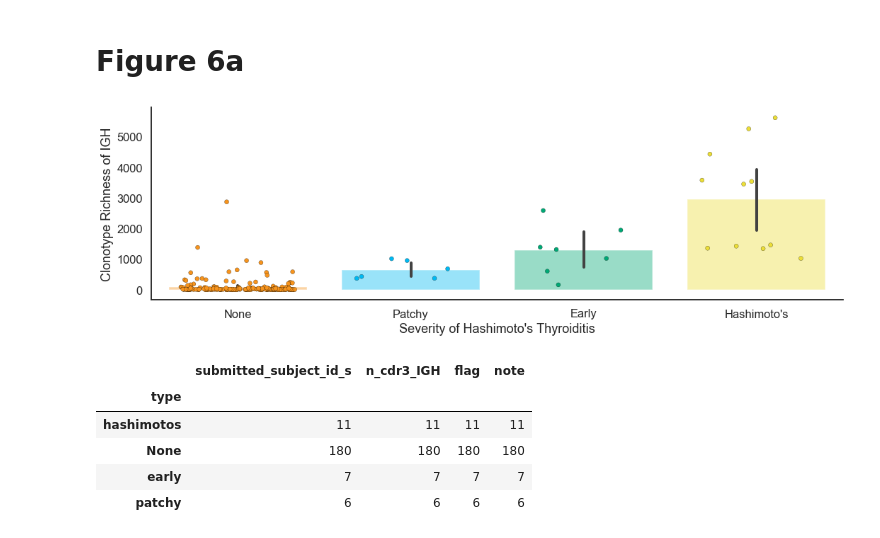
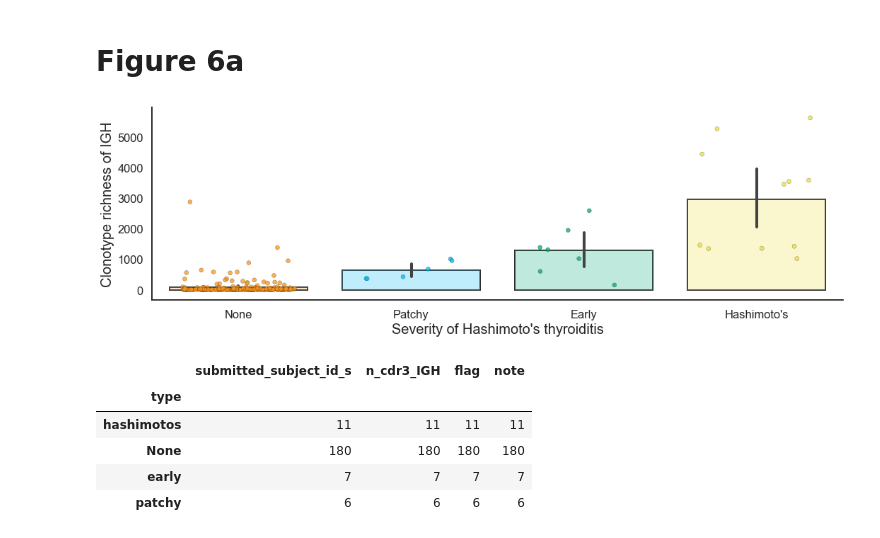
Before and after one commit to Mangul-Lab-USC/ImReP_publication_old, a Jupyter notebook: notebooks/Figure6.ipynb, the cells around one changed output. Cells and saved outputs as stored; diff of their text form; code cells hidden in the pictures.

Commit message:
Minor updates and added Figure S12

```diff
--- a/notebooks/Figure6.ipynb
+++ b/notebooks/Figure6.ipynb
@@ -24,21 +24,25 @@ df.head()
 # %%
 plt.figure(figsize=(17.5,5))
 sns.set_style("white")
 sns.set_context("talk")
-g=sns.barplot(x="type", y="n_cdr3_IGH", data = df, alpha=.4,#kind='bar',height=5,aspect=3.5,
+g=sns.barplot(x="type", y="n_cdr3_IGH", data = df, edgecolor='black', linewidth=2, color='white',
+              order=['None','patchy','early',' hashimotos'], saturation=1, estimator=np.mean, ci=None)
+sns.barplot(x="type", y="n_cdr3_IGH", data = df, alpha=.25,
               order=['None','patchy','early',' hashimotos'], saturation=1, estimator=np.mean, ci=95)
 sns.stripplot(x="type", y="n_cdr3_IGH", data = df, order=['None','patchy','early',' hashimotos'],
-              jitter=.33, size=6, edgecolor='black', linewidth=.25)
+              jitter=.33, size=6, edgecolor='black', linewidth=.25, alpha=.75)
 
-g.set(xlabel='Severity of Hashimoto\'s Thyroiditis', ylabel='Clonotype Richness of IGH')
+g.set(xlabel='Severity of Hashimoto\'s thyroiditis', ylabel='Clonotype richness of IGH')
 g.set_xticklabels(labels=['None', 'Patchy', 'Early', 'Hashimoto\'s'])
+g.xaxis.label.set_size(20)
+g.yaxis.label.set_size(20)
 #plt.legend(bbox_to_anchor=(1.05, 1), loc=2, borderaxespad=0.)
 #plt.ylim(-1, 1)
 g=sns.despine()
 plt.savefig("../figures/Figure6_a.pdf", bbox_inches='tight')
 plt.savefig("../figures/Figure6_a.png", bbox_inches='tight')
 # %% [output]
-[figure, old version]
+[figure, new version]
 # %%
 df.groupby(['type']).count()
 # %% [output]
```
Also changed, not shown: parts of 2 cells of this notebook, 35 other files.
